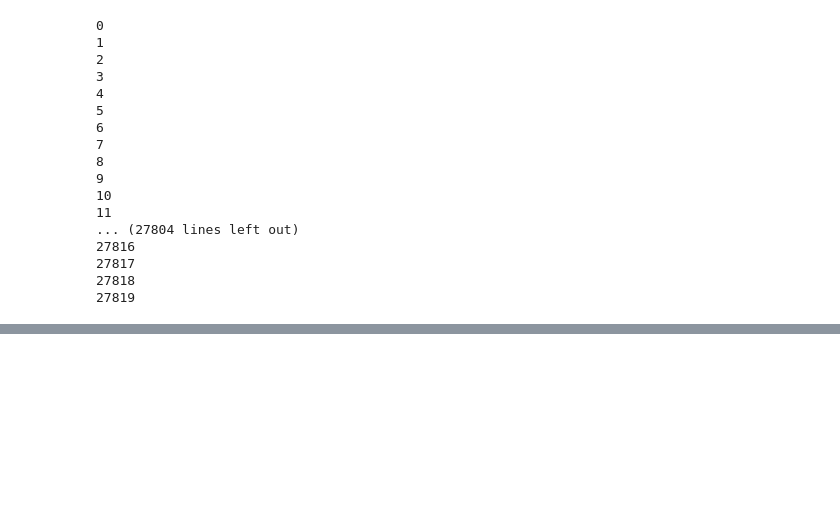
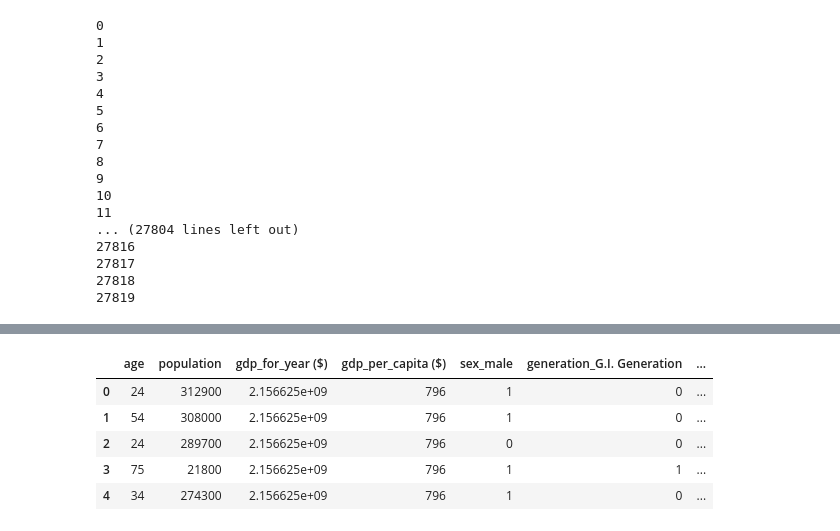
Before and after one commit to piyush-98/Suicide_analysis, a Jupyter notebook: Untitled.ipynb, the cells around one changed output, grey strips where cells are left out. Saved outputs shown, nothing was run; the diff lists cells and outputs as text; code cells hidden in the pictures; blank space fills up the shorter version.

```diff
--- a/Untitled.ipynb
+++ b/Untitled.ipynb
@@ -100,0 +133,14 @@ See the caveats in the documentation: http://pandas.pydata.org/pandas-docs/stabl
+# %%
+label1=data["suicides/100k pop"]
+label2=data["suicides_no"]
+data.drop("suicides_no", axis=1, inplace=True)
+data.drop("suicides/100k pop", axis=1, inplace=True)
+# %%
+data.head()
+# %% [output]
+|  | age | population | gdp_for_year ($) | gdp_per_capita ($) | sex_male | generation_G.I. Generation | ... |
+| 0 | 24 | 312900 | 2.156625e+09 | 796 | 1 | 0 | ... |
+| 1 | 54 | 308000 | 2.156625e+09 | 796 | 1 | 0 | ... |
+| 2 | 24 | 289700 | 2.156625e+09 | 796 | 0 | 0 | ... |
+| 3 | 75 | 21800 | 2.156625e+09 | 796 | 1 | 1 | ... |
+| 4 | 34 | 274300 | 2.156625e+09 | 796 | 1 | 0 | ... |
```
Also changed, not shown: parts of 10 cells of this notebook.
